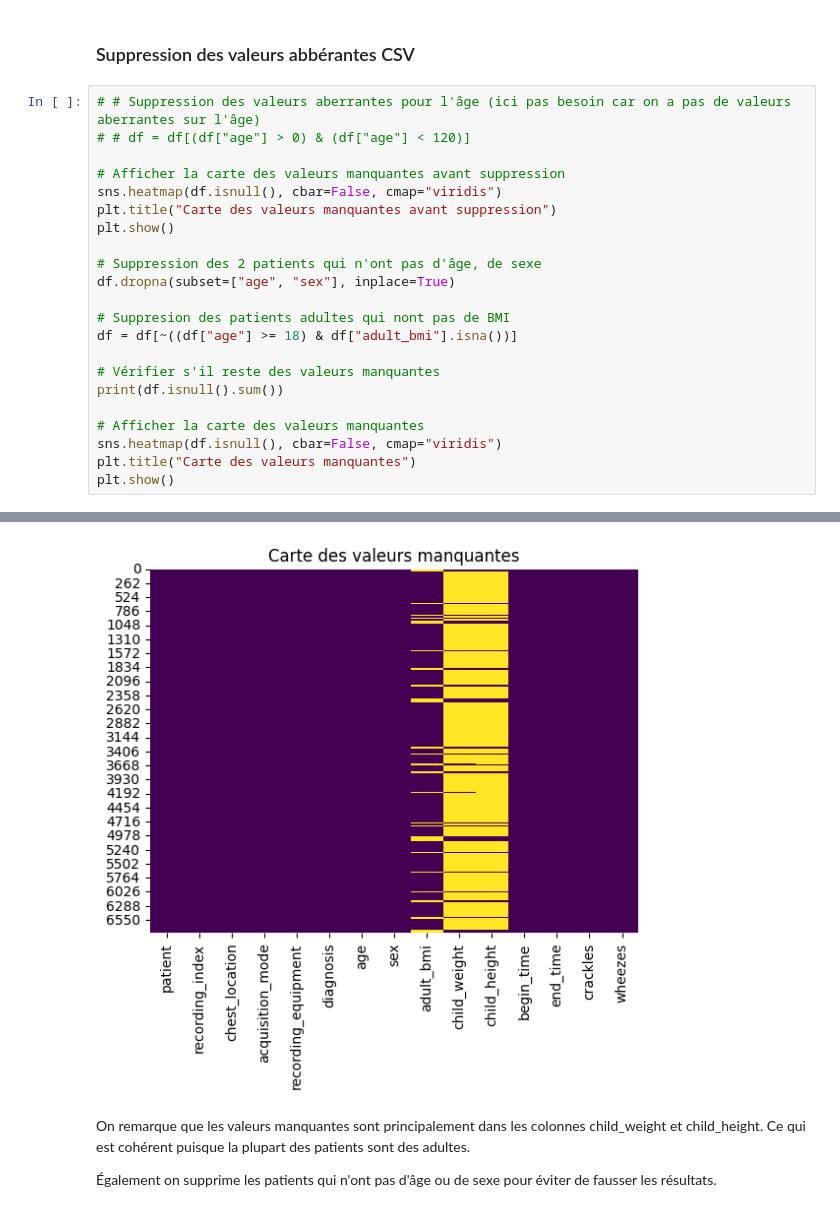
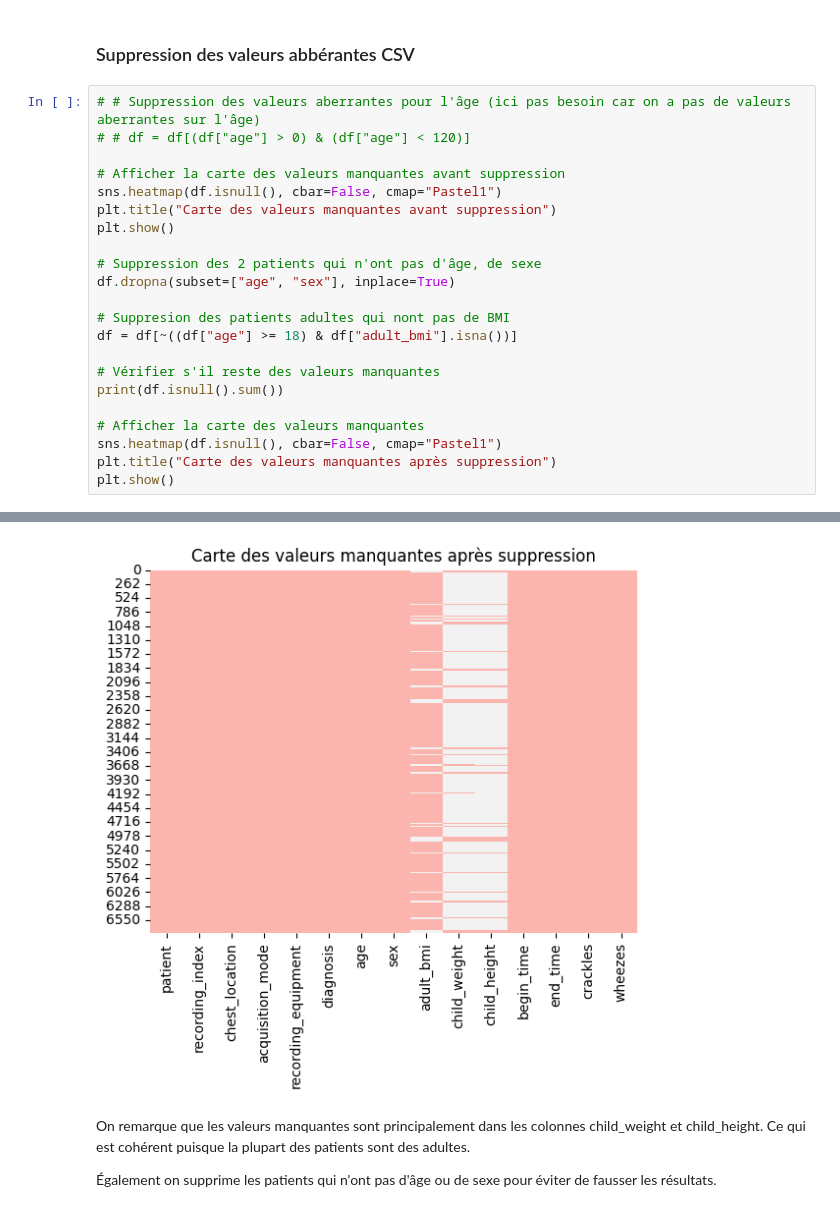
Before and after one commit to AlexandreFyl/RespiratorySounds, a Jupyter notebook: exploration.ipynb, the cells around one changed output, grey strips where cells are left out. Saved outputs shown, nothing was run; the diff lists cells and outputs as text.

```diff
--- a/exploration.ipynb
+++ b/exploration.ipynb
@@ -175,7 +182,7 @@ plt.show()
 # # df = df[(df["age"] > 0) & (df["age"] < 120)]
 
 # Afficher la carte des valeurs manquantes avant suppression
-sns.heatmap(df.isnull(), cbar=False, cmap="viridis")
+sns.heatmap(df.isnull(), cbar=False, cmap="Pastel1")
 plt.title("Carte des valeurs manquantes avant suppression")
 plt.show()
 
@@ -189,7 +196,7 @@ df = df[~((df["age"] >= 18) & df["adult_bmi"].isna())]
 print(df.isnull().sum())
 
 # Afficher la carte des valeurs manquantes
-sns.heatmap(df.isnull(), cbar=False, cmap="viridis")
-plt.title("Carte des valeurs manquantes")
+sns.heatmap(df.isnull(), cbar=False, cmap="Pastel1")
+plt.title("Carte des valeurs manquantes après suppression")
 plt.show()
 # %% [output]
@@ -197,20 +204,20 @@ plt.show()
 patient                   0
 recording_index           0
 chest_location            0
 acquisition_mode          0
 recording_equipment       0
 diagnosis                 0
 age                       0
 sex                       0
 adult_bmi               788
 child_weight           6043
 child_height           6066
 begin_time                0
 end_time                  0
 crackles                  0
 wheezes                   0
 dtype: int64
-[figure, old version]
+[figure, new version]
 # %% [markdown]
 On remarque que les valeurs manquantes sont principalement dans les colonnes child_weight et child_height. Ce qui est cohérent puisque la plupart des patients sont des adultes.
 
```
Also changed, not shown: parts of 5 cells of this notebook, 4 other files.
